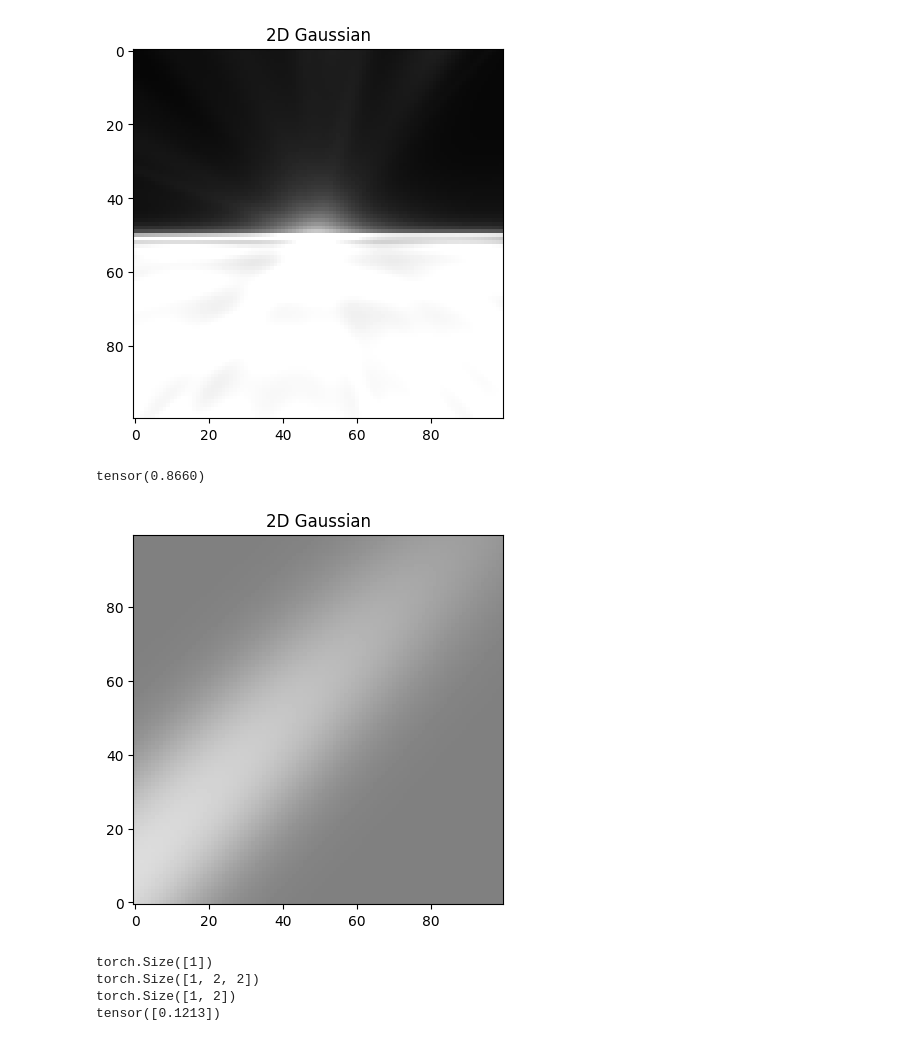
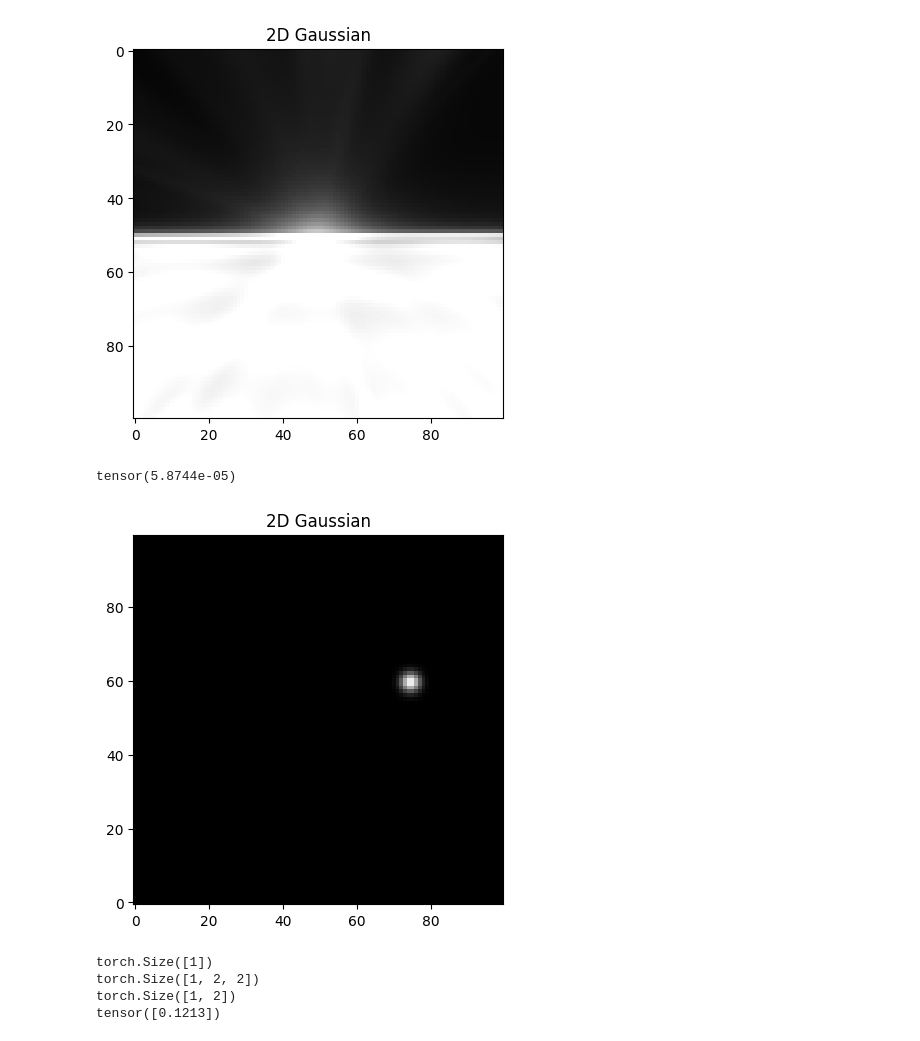
Before and after one commit to SuperVK/sparse-image-repr-bep, a Jupyter notebook: project.ipynb, the cells around one changed output. Cells and saved outputs as stored; diff of their text form; code cells hidden in the pictures.

```diff
--- a/project.ipynb
+++ b/project.ipynb
@@ -110,6 +110,7 @@ def f_hat(w: torch.Tensor, width: int, height: int, normalize_only_alpha: bool)
 
     norm = torch.linalg.vector_norm(sampling_grid, dim=-1)
     if normalize_only_alpha:
-        return (torch.sigmoid(alpha.abs()).unsqueeze(-1).unsqueeze(-1) * torch.exp(-1 * torch.pow(norm, 2))).sum(dim=0)
+        return (alpha.abs().unsqueeze(-1).unsqueeze(-1) * torch.exp(-1 * torch.pow(norm, 2))).sum(dim=0)
+        # return (torch.sigmoid(alpha.abs()).unsqueeze(-1).unsqueeze(-1) * torch.exp(-1 * torch.pow(norm, 2))).sum(dim=0)
     else:
         return torch.sigmoid((alpha.unsqueeze(-1).unsqueeze(-1) * torch.exp(-1 * torch.pow(norm, 2))).sum(dim=0))
@@ -239,16 +281,16 @@ plot_image(w, 100)
 # %% [output]
 [figure]
 # %%
-w = torch.tensor([[2,  1., -1,  torch.pi/4, -1.5, -1.3]]).permute(1, 0)
-w_prime = torch.tensor([[-2,  0, 1., 0,  0, 0, 0]]).permute(1, 0)
+w = torch.tensor([[-1,  -2, 1,  torch.pi/1.5, 0.5 - 2, 0.2 + 1], [-1,  -2, 1,  torch.pi/1.5, 0.5 - 2, 0.2 + 1]]).permute(1, 0)
+w_prime = torch.tensor([[1,  -3, -3, torch.pi/1.5,  0.5, 0.2]]).permute(1, 0)
 
 plt.title("2D Gaussian")
-plt.imshow(f_hat(w, 100, 100, False), origin='lower', cmap='gray', vmin=0, vmax=1)
-print((f_hat(w, 100, 100, False)).abs().max())
+plt.imshow(f_hat(w_prime, 100, 100, True), origin='lower', cmap='gray', vmin=0, vmax=1)
+print((f_hat(w, 100, 100, True)).abs().max())
 plt.show()
 # %% [output]
-tensor(0.8660)
+tensor(5.8744e-05)
-[figure, old version]
+[figure, new version]
 # %%
 # Create a grid of points
 xv, yv = np.meshgrid(np.linspace(-1, 1, 100), np.linspace(-1, 1, 100))
```
Also changed, not shown: parts of 9 cells of this notebook.
